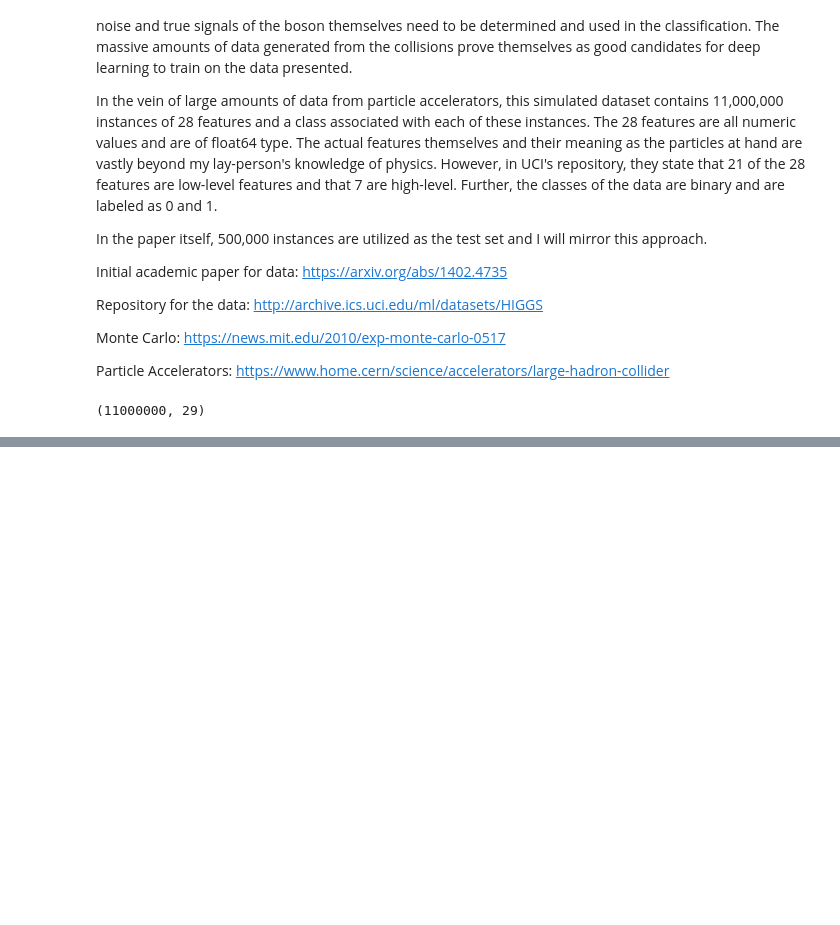
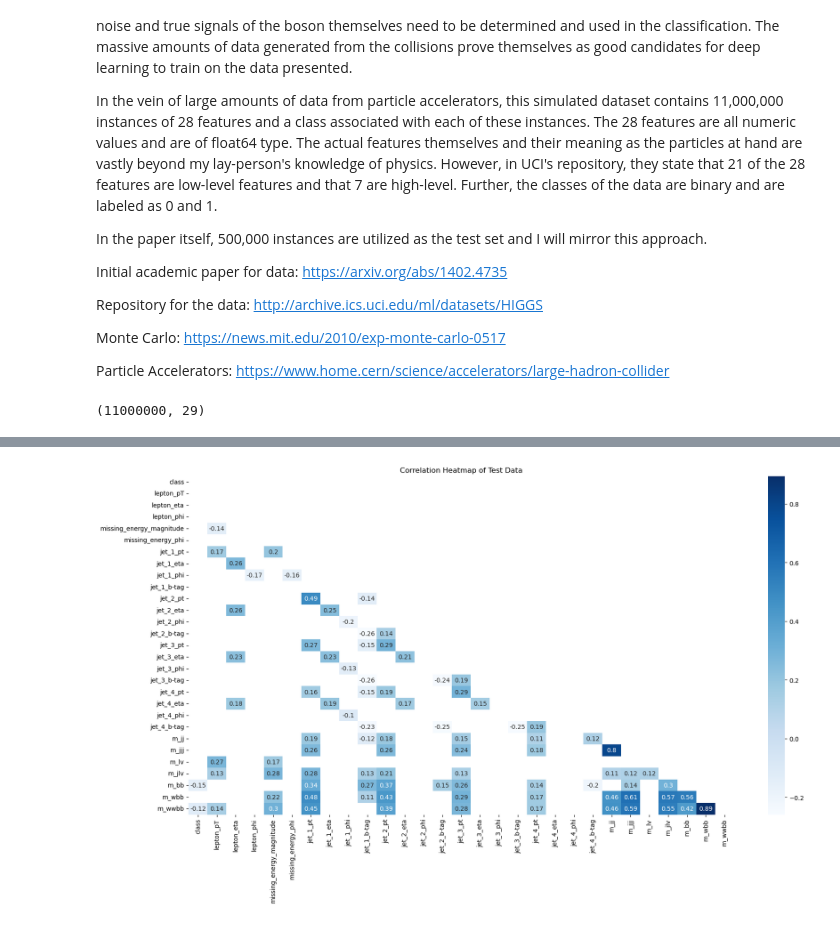
Before and after one commit to skembr01/Higgs_NN_Classifier, a Jupyter notebook: notebook.ipynb, the cells around one changed output, grey strips where cells are left out. Drawn from its saved outputs; the diff is of its cells as text; code cells hidden in the pictures; blank space fills up the shorter version.

```diff
--- a/notebook.ipynb
+++ b/notebook.ipynb
@@ -211,0 +254,8 @@ charts
+# %%
+#correlation heat map for test data plot
+plt.figure(figsize = (20,10))
+sns.heatmap(filtered_cor_mat_test, annot=True, cmap='Blues', mask = mask)
+plt.title('Correlation Heatmap of Test Data')
+plt.show()
+# %% [output]
+[figure, added]
```
Also changed, not shown: parts of 16 cells of this notebook.
